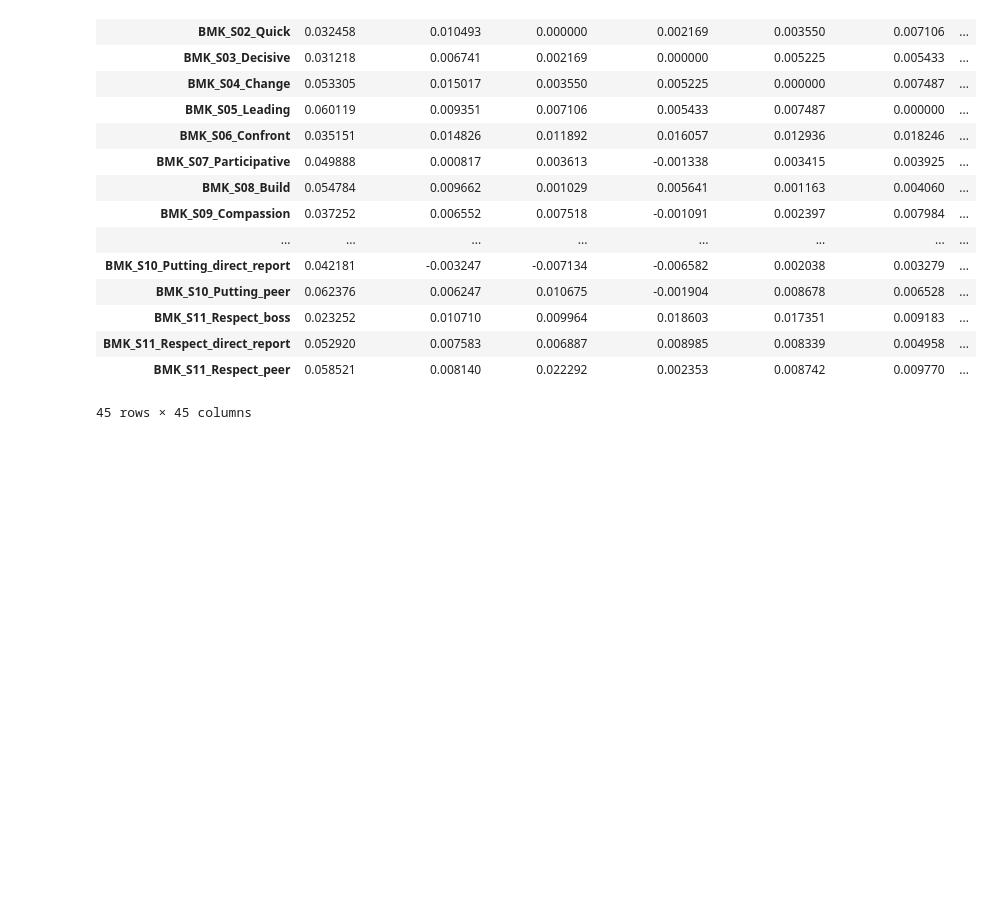
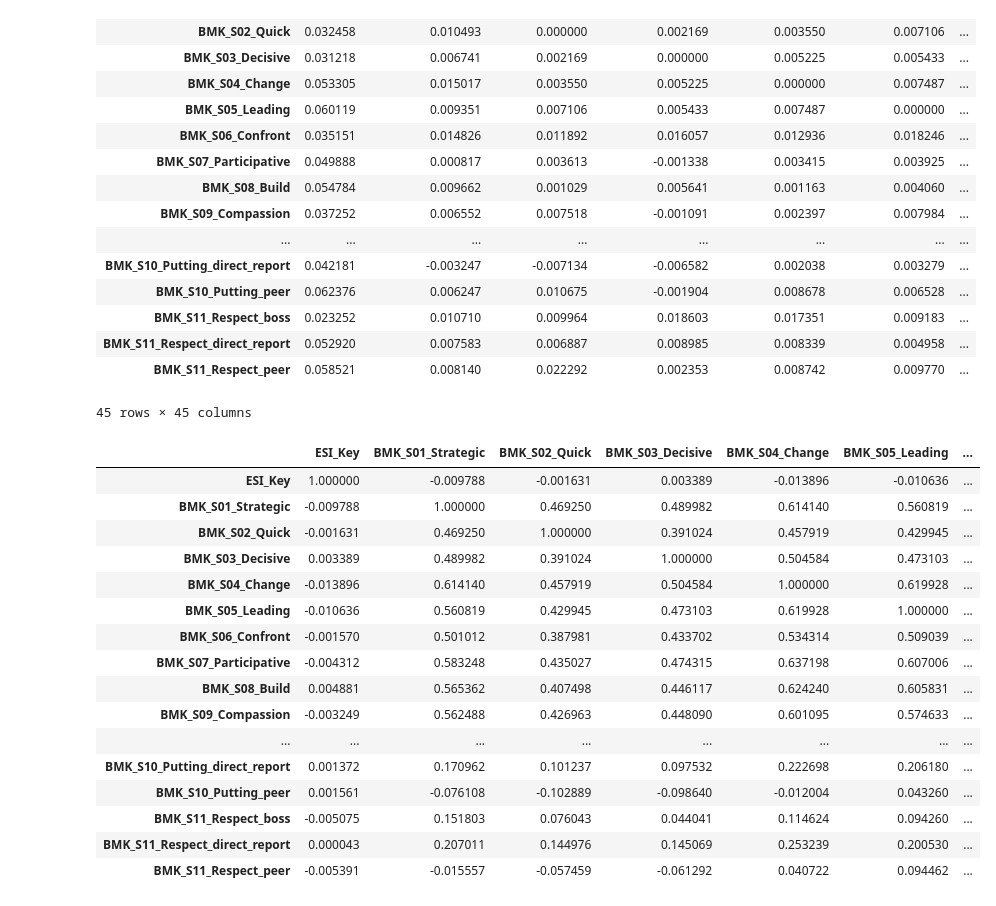
Before and after one commit to sirishshresthas/synth360, a Jupyter notebook: app.ipynb, the cells around one changed output. Saved outputs shown, nothing was run; the diff lists cells and outputs as text; code cells hidden in the pictures; blank space fills up the shorter version.

```diff
--- a/app.ipynb
+++ b/app.ipynb
@@ -206,3 +206,24 @@ copula_corr_diff
 # %%
 ctgan_synthesizer = synth.train_ctgan_synthesizer(model_name='bmk2018_ctgan')
 ctgan_synth_data = synth.generate_synthetic_sample(ctgan_synthesizer, 15000)
+# %%
+ctgan_corr = synth.generate_corr_matrix(df=ctgan_synth_data)
+synth.style_correlation_matrix(ctgan_corr)
+# %% [output]
+|  | ESI_Key | BMK_S01_Strategic | BMK_S02_Quick | BMK_S03_Decisive | BMK_S04_Change | BMK_S05_Leading | ... |
+| ESI_Key | 1.000000 | -0.009788 | -0.001631 | 0.003389 | -0.013896 | -0.010636 | ... |
+| BMK_S01_Strategic | -0.009788 | 1.000000 | 0.469250 | 0.489982 | 0.614140 | 0.560819 | ... |
+| BMK_S02_Quick | -0.001631 | 0.469250 | 1.000000 | 0.391024 | 0.457919 | 0.429945 | ... |
+| BMK_S03_Decisive | 0.003389 | 0.489982 | 0.391024 | 1.000000 | 0.504584 | 0.473103 | ... |
+| BMK_S04_Change | -0.013896 | 0.614140 | 0.457919 | 0.504584 | 1.000000 | 0.619928 | ... |
+| BMK_S05_Leading | -0.010636 | 0.560819 | 0.429945 | 0.473103 | 0.619928 | 1.000000 | ... |
+| BMK_S06_Confront | -0.001570 | 0.501012 | 0.387981 | 0.433702 | 0.534314 | 0.509039 | ... |
+| BMK_S07_Participative | -0.004312 | 0.583248 | 0.435027 | 0.474315 | 0.637198 | 0.607006 | ... |
+| BMK_S08_Build | 0.004881 | 0.565362 | 0.407498 | 0.446117 | 0.624240 | 0.605831 | ... |
+| BMK_S09_Compassion | -0.003249 | 0.562488 | 0.426963 | 0.448090 | 0.601095 | 0.574633 | ... |
+| ... | ... | ... | ... | ... | ... | ... | ... |
+| BMK_S10_Putting_direct_report | 0.001372 | 0.170962 | 0.101237 | 0.097532 | 0.222698 | 0.206180 | ... |
+| BMK_S10_Putting_peer | 0.001561 | -0.076108 | -0.102889 | -0.098640 | -0.012004 | 0.043260 | ... |
+| BMK_S11_Respect_boss | -0.005075 | 0.151803 | 0.076043 | 0.044041 | 0.114624 | 0.094260 | ... |
+| BMK_S11_Respect_direct_report | 0.000043 | 0.207011 | 0.144976 | 0.145069 | 0.253239 | 0.200530 | ... |
+| BMK_S11_Respect_peer | -0.005391 | -0.015557 | -0.057459 | -0.061292 | 0.040722 | 0.094462 | ... |
```
Also changed, not shown: parts of 3 cells of this notebook, 2 other files.
